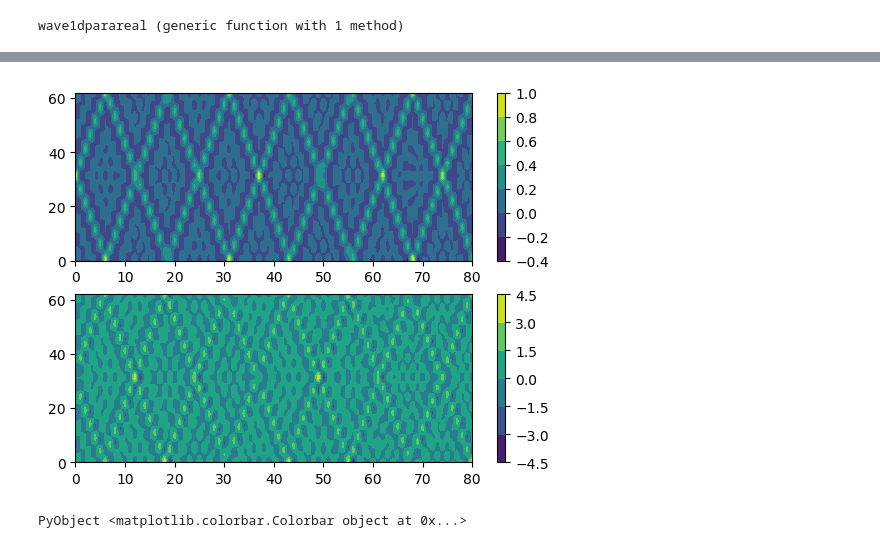
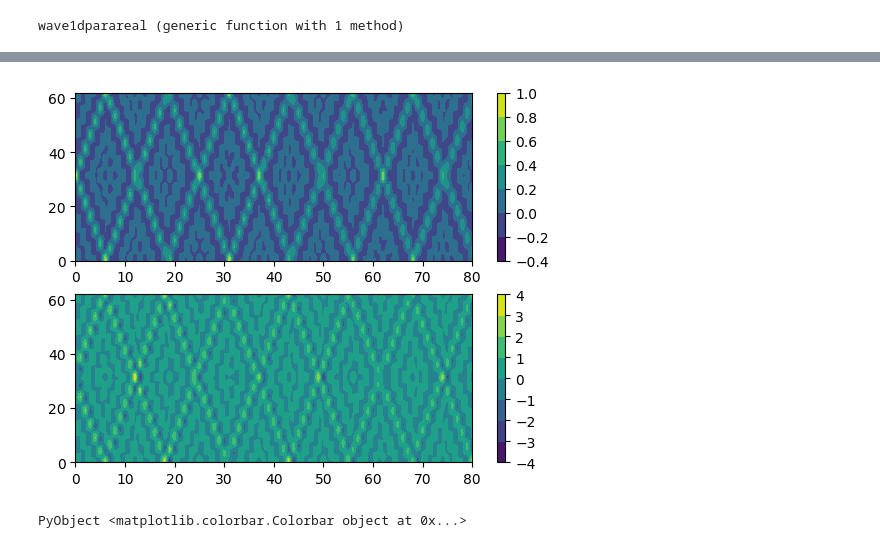
Before and after one commit to hieu325/juliawaveparareal, a Jupyter notebook: parareal1dwave.ipynb, the cells around one changed output, grey strips where cells are left out. Cells and saved outputs as stored; diff of their text form; code cells hidden in the pictures.

Commit message:
play with theta
verify fdtd scheme
try different theta scheme, but no success

```diff
--- a/parareal1dwave.ipynb
+++ b/parareal1dwave.ipynb
@@ -18,7 +18,7 @@ ut = zeros(N);
 function fdtd_wave(u0,ut0,dx,t_final)
 
     c = 1.0;
-    dt = dx/5;
+    dt = dx/10;
 
     u =u0[:];
     ut=ut0[:];
@@ -32,23 +32,25 @@ function fdtd_wave(u0,ut0,dx,t_final)
     B[1,N] = 1.0/dx^2;
     B[N,1] = 1.0/dx^2;
 
-    h(y,prevy,yxx) = 2*y-prevy + c^2*dt^2*yxx;
+    h(y,yt,yxx) = y + yt*dt + dt^2*c^2*yxx;
     preu = zeros(N);
 
     for t = time
         # time advancement
         if ( t == 0.0 )
             preu = u[:];
-            u = u + dt*ut + 0.5*dt^2*B*u;
+            u = h(preu,ut,B*preu);
+            ut= ut + dt*B*preu;
         else
             tempu = u[:];
-            uxx = B*u;
-            u = h(u,preu,uxx);
-            preu = tempu;
+            u = h(u,ut,B*u);
+            ut= ut + 0.5*c^2*dt*(B*u+B*tempu);
+            #preu = tempu;
         end
     end
 
-    ut=(u-preu)/dt + 0.5*c^2*dt*(B*u+B*preu);
+
+    #ut=(u-preu)/dt;
 
     return (u,ut)
 
@@ -118,9 +120,19 @@ function wave1dparareal(u0,ut0,dX,pimax)
             u_coarse,ut_coarse = fdtd_wave(u[:,i-1],ut[:,i-1],dX,dT);
 
             ##### CHANGE parareal \theta parameter here ############
-            if i<=100
-            thetap = thetap - 2e-6*conj([(u_fine);ut_fine]-thetap*[(u_coarse);ut_coarse])*
-                    [(u_coarse.') ut_coarse.'];
+            if i<=pi+15
+            #thetap = thetap - 2e-6*([(u_fine);ut_fine]-thetap*[(u_coarse);ut_coarse])*
+            #       [(u_coarse.') ut_coarse.'];
+                for iz=1:10
+                thetap = real(thetap) - 1e-6*(real(thetap)*conj([gradient(u_coarse);ut_coarse])*
+                                                [gradient(u_coarse).' ut_coarse.']
+                                        -imag([gradient(u_fine);ut_fine])*imag([gradient(u_coarse).' ut_coarse.'])
+                                        -real([gradient(u_fine);ut_fine])*real([gradient(u_coarse).' ut_coarse.'])) +
+                    1im*(imag(thetap) - 1e-6*(imag(thetap)*conj([gradient(u_coarse);ut_coarse])*
+                                                [gradient(u_coarse).' ut_coarse.']
+                                        -imag([gradient(u_fine);ut_fine])*real([gradient(u_coarse).' ut_coarse.'])
+                                        +real([gradient(u_fine);ut_fine])*imag([gradient(u_coarse).' ut_coarse.'])));
+                end
             end
 
             cfu_update[:,i]  = u_fine   -  thetap[1:Nx,1:Nx]*u_coarse - thetap[1:Nx,Nx+1:end]*ut_coarse;
@@ -139,9 +151,9 @@ function wave1dparareal(u0,ut0,dX,pimax)
 
     end
 
-    figure()
-    contourf(abs.(thetap))
-    colorbar()
+    #figure()
+    #contourf(log.(abs.(thetap)))
+    #colorbar()
 
 
     return (u,ut)
@@ -171,34 +182,34 @@ plot(abs.(e1))
 # %%
 m=10.0;
 dx=dX/m;
 ### interpolate u
 itp_u  = interpolate(u,BSpline(Cubic(Line())), OnGrid());
 u4f  = itp_u[collect(1:1/m:N)];
 
 itp_ut = interpolate(ut,BSpline(Cubic(Line())), OnGrid());
 ut4f  = itp_ut[collect(1:1/m:N)];
 ###
 ub,utb=wave1dparareal(u4f,ut4f,dx,0);
 ubdown=complex(zeros(size(u1)));
 utbdown=complex(zeros(size(ut1)));
 ### downsample u_fine
 for i=1:size(ub,2)
-    itp_u  = interpolate(ub[:,i],BSpline(Constant()), OnGrid());
+    itp_u  = interpolate(ub[:,i],BSpline(Linear()), OnGrid());
     ubdown[:,i]  = itp_u[collect(1:m:N*m)];
 
-    itp_ut = interpolate(utb[:,i],BSpline(Constant()), OnGrid());
+    itp_ut = interpolate(utb[:,i],BSpline(Linear()), OnGrid());
     utbdown[:,i]  = itp_ut[collect(1:m:N*m)];
 end
 ###
 
 subplot(2,1,1)
 contourf(real(ubdown))
 colorbar()
 subplot(2,1,2)
 contourf(real(utbdown))
 colorbar()
 # %% [output]
-[figure, old version]
+[figure, new version]
 PyObject <matplotlib.colorbar.Colorbar object at 0x...>
 # %%
 eb = [sum(abs.(ub[:,i]).^2+abs.(utb[:,i]).^2) for i in 1:size(ub,2)];
```
Also changed, not shown: parts of 9 cells of this notebook.
